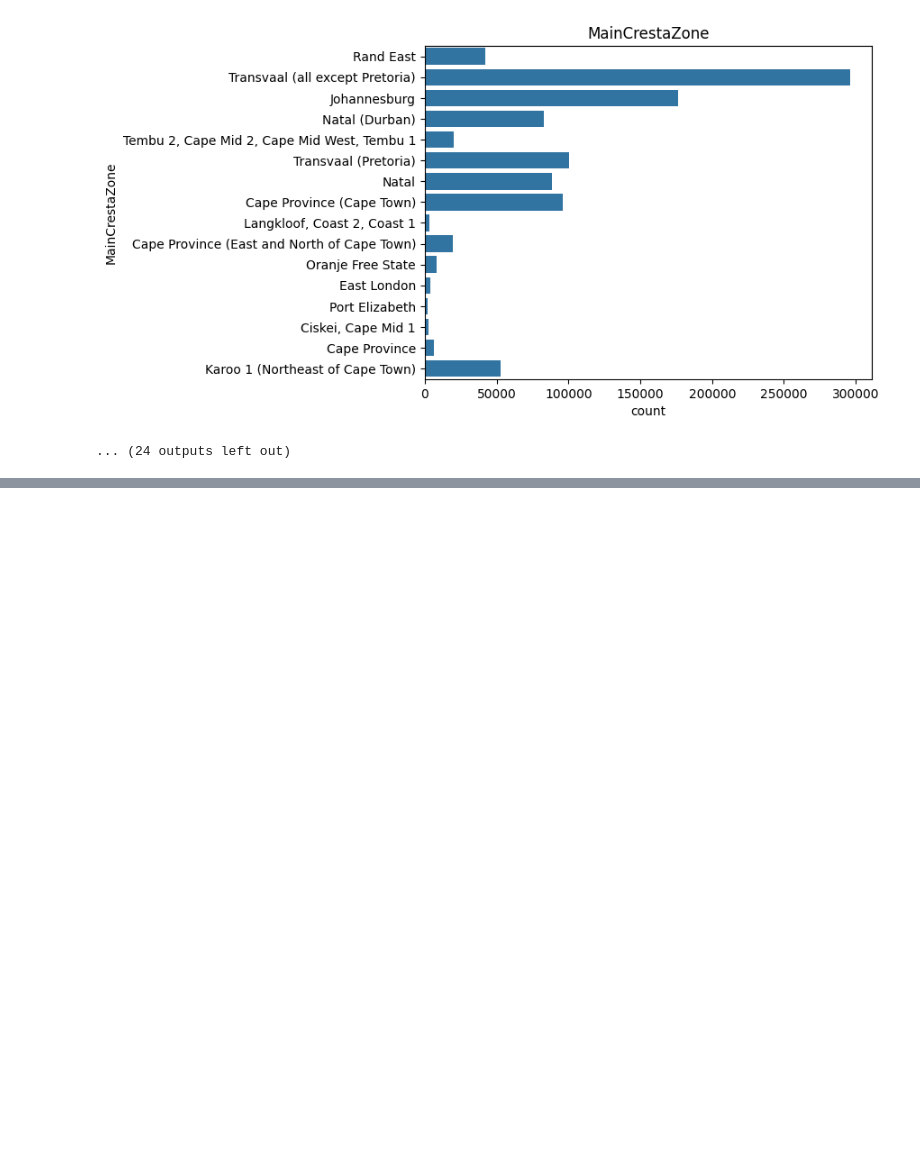
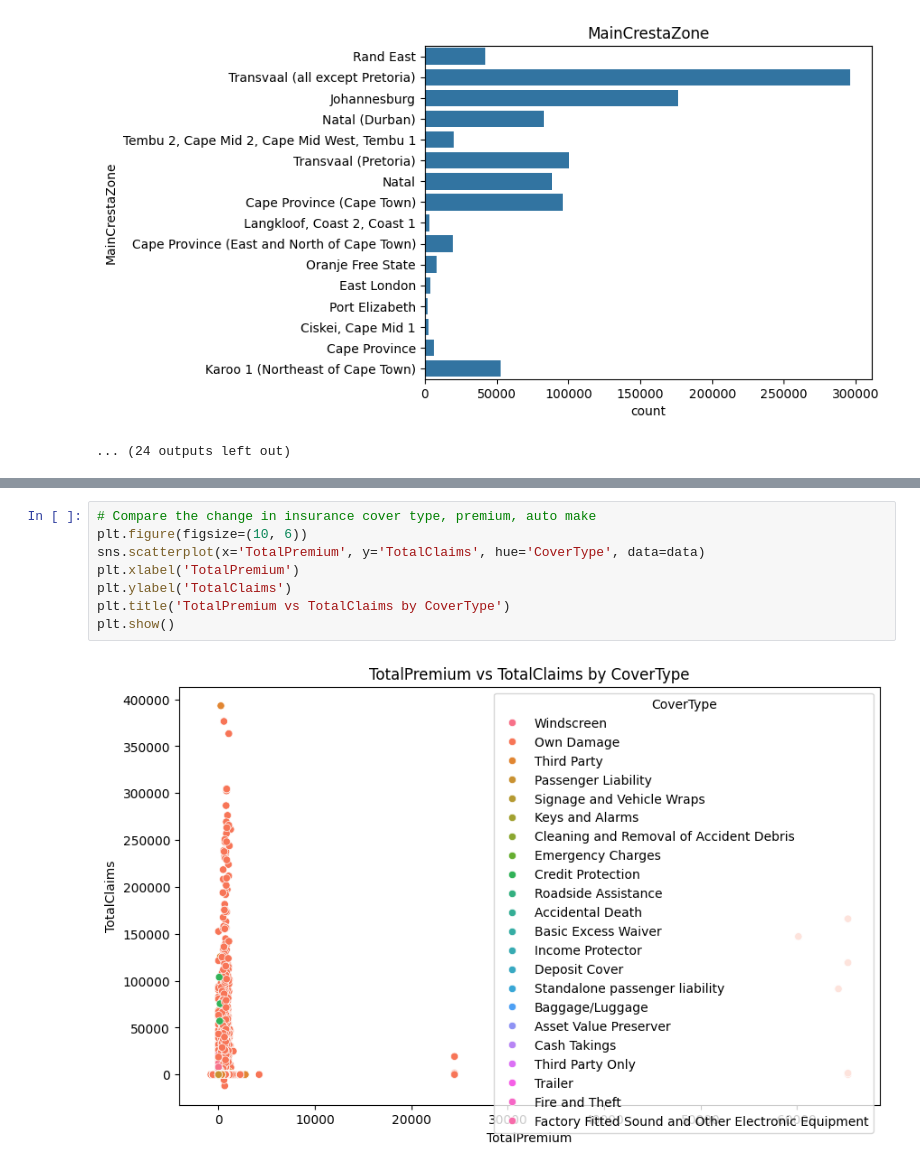
Before and after one commit to IamYunusAli/ACIS, a Jupyter notebook: notebooks/EDA_Analysis.ipynb, the cells around one changed output, grey strips where cells are left out. Drawn from its saved outputs; the diff is of its cells as text; blank space fills up the shorter version.

```diff
--- a/notebooks/EDA_Analysis.ipynb
+++ b/notebooks/EDA_Analysis.ipynb
@@ -139,0 +150,10 @@ for col in data.select_dtypes(include='object'):
+# %%
+# Compare the change in insurance cover type, premium, auto make
+plt.figure(figsize=(10, 6))
+sns.scatterplot(x='TotalPremium', y='TotalClaims', hue='CoverType', data=data)
+plt.xlabel('TotalPremium')
+plt.ylabel('TotalClaims')
+plt.title('TotalPremium vs TotalClaims by CoverType')
+plt.show()
+# %% [output]
+[figure, added]
```
Also changed, not shown: parts of 4 cells of this notebook, 1 other file.
